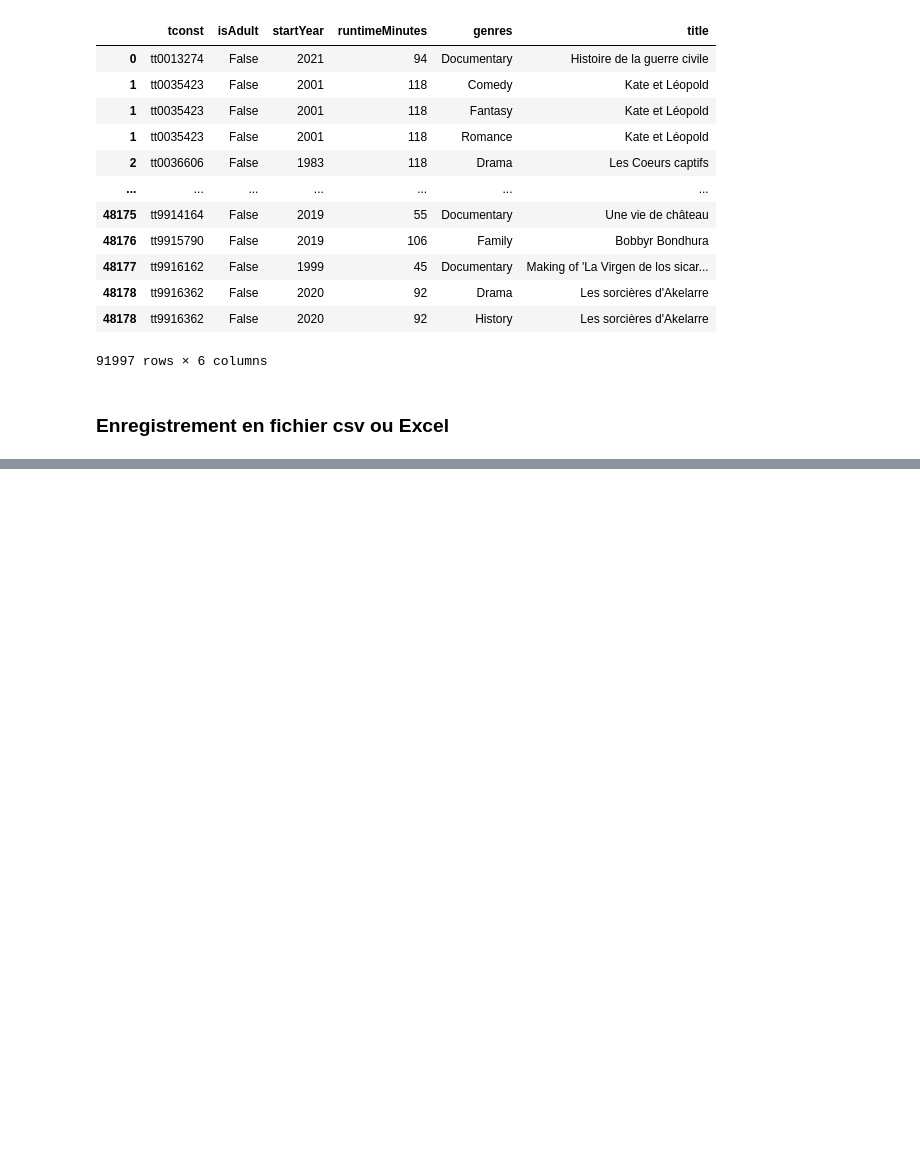
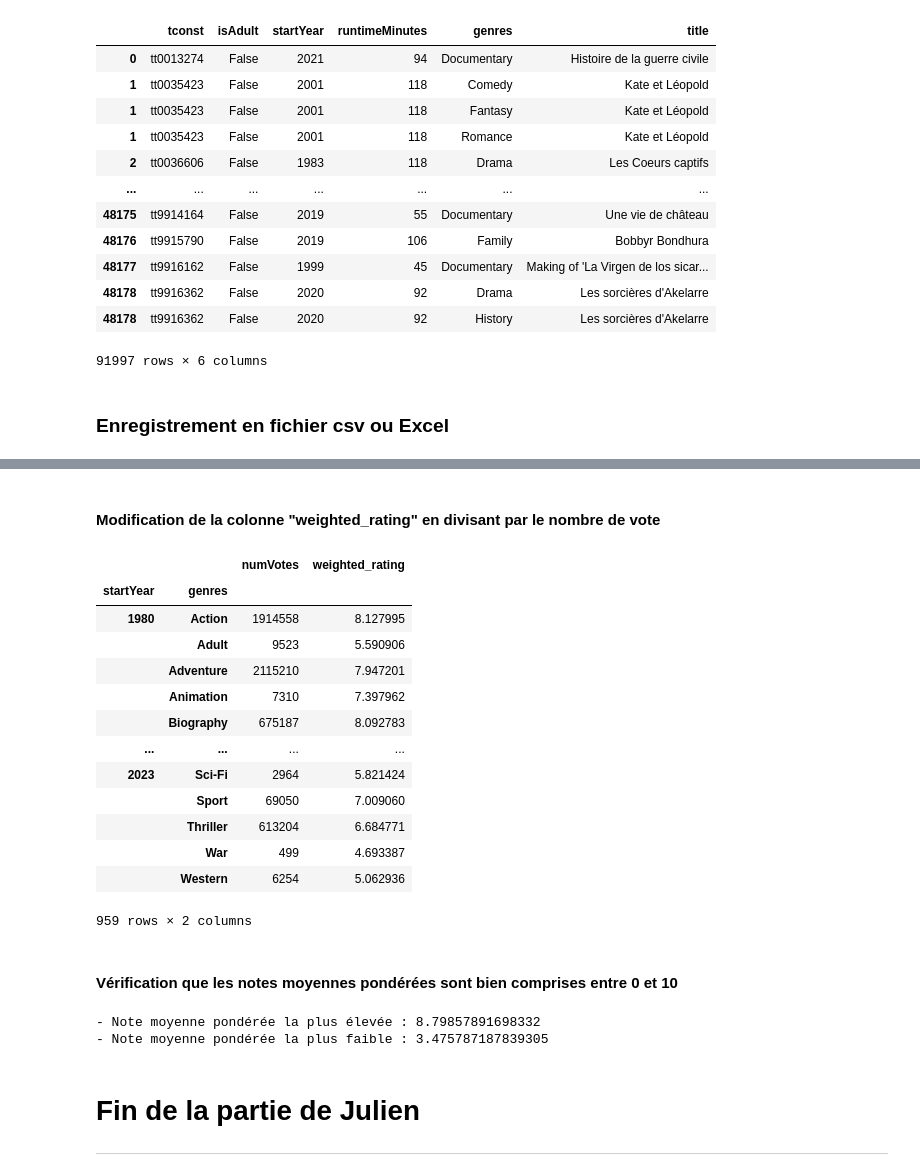
Before and after one commit to Miche5967/Projet_WCS_02_Systeme_recommandation_films, a Jupyter notebook: df_movies_in_Fr_from_1980_explode_genres.ipynb, the cells around one changed output, grey strips where cells are left out. Saved outputs shown, nothing was run; the diff lists cells and outputs as text; code cells hidden in the pictures; blank space fills up the shorter version.

```diff
--- a/df_movies_in_Fr_from_1980_explode_genres.ipynb
+++ b/df_movies_in_Fr_from_1980_explode_genres.ipynb
@@ -1137,0 +1312,31 @@ df_movie_title_fr_recent_years_exploded.to_csv(
+# %% [markdown]
+#### Modification de la colonne "weighted_rating" en divisant par le nombre de vote
+# %%
+df_group_years_genres.weighted_rating = df_group_years_genres.weighted_rating / df_group_years_genres.numVotes
+df_group_years_genres
+# %% [output]
+|  |  | numVotes | weighted_rating |
+| startYear | genres |  |  |
+| 1980 | Action | 1914558 | 8.127995 |
+|  | Adult | 9523 | 5.590906 |
+|  | Adventure | 2115210 | 7.947201 |
+|  | Animation | 7310 | 7.397962 |
+|  | Biography | 675187 | 8.092783 |
+| ... | ... | ... | ... |
+| 2023 | Sci-Fi | 2964 | 5.821424 |
+|  | Sport | 69050 | 7.009060 |
+|  | Thriller | 613204 | 6.684771 |
+|  | War | 499 | 4.693387 |
+|  | Western | 6254 | 5.062936 |
+959 rows × 2 columns
+# %% [markdown]
+#### Vérification que les notes moyennes pondérées sont bien comprises entre 0 et 10
+# %%
+print(f"- Note moyenne pondérée la plus élevée : {df_group_years_genres.weighted_rating.max()}")
+print(f"- Note moyenne pondérée la plus faible : {df_group_years_genres.weighted_rating.min()}")
+# %% [output]
+- Note moyenne pondérée la plus élevée : 8.79857891698332
+- Note moyenne pondérée la plus faible : 3.475787187839305
+# %% [markdown]
+# Fin de la partie de Julien
+***
```
Also changed, not shown: parts of 19 cells of this notebook.
